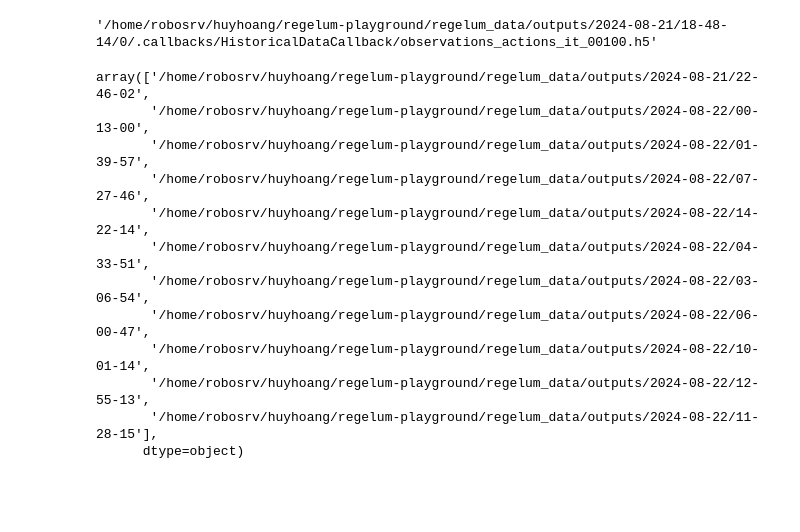
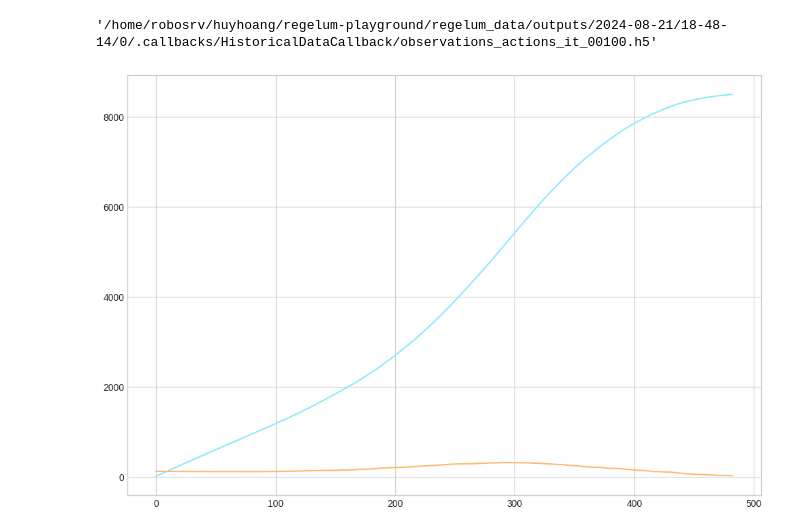
Before and after one commit to thd-research/regelum-playground, a Jupyter notebook: notebooks/check_log_and_compare_objective.ipynb, the cells around one changed output. Cells and saved outputs as stored; diff of their text form; code cells hidden in the pictures; blank space fills up the shorter version.

```diff
--- a/notebooks/check_log_and_compare_objective.ipynb
+++ b/notebooks/check_log_and_compare_objective.ipynb
@@ -32,6 +32,7 @@ try:
 except:
     from src.objective import ThreeWheeledRobotCostWithSpot
 # %%
+import sys, traceback
 
 objective_function = RunningObjective(ModelQuadLin(
     weights= [2, 10, 0, 0, 0],
@@ -62,10 +63,34 @@ def get_sampling_time(exp_path):
     return sampling_time
 
 def cal_obj_df(row):
-    observation = np.expand_dims(np.array(row.loc[["x [m]", "y [m]", "angle [rad]"]].values), axis=0)
-    action = np.expand_dims(np.array(row.loc[["velocity [m/s]", "angular velocity [rad/s]"]].values), axis=0)
+    observation = np.expand_dims(np.array(row.loc[["x [m]", "y [m]", "angle [rad]"]].values, dtype=np.float32), axis=0)
+    action = np.expand_dims(np.array(row.loc[["velocity [m/s]", "angular velocity [rad/s]"]].values, dtype=np.float32), axis=0)
 
-    return objective_function(observation, action)
+    try:
+        return objective_function(observation, action)
+    except Exception as err:
+        print("Error:", err)
+        traceback.print_exc(file=sys.stdout)
+
+        raise err
+
+def correct_column_name(df):
+    replacements = {
+        "x_rob"   :     "x [m]",
+        "y_rob"   :    "y [m]",
+        "vartheta":       "angle [rad]",
+        "v"       : "velocity [m/s]",
+        "omega"   :    "angular velocity [rad/s]",
+    }
+
+    new_columns = []
+    if "x [m]" not in df.columns.values:
+        for col in df.columns.values:
+            new_columns.append(col if col not in replacements else replacements[col])
+
+        df.columns = new_columns
+
+    return df
 # %%
 class ExperimentData():
     def __init__(self, exp_path, chosen_name, **kwarg) -> None:
@@ -394,17 +410,9 @@ old_ppo_df.iloc[-1].absolute_path
 # %% [output]
 '/home/robosrv/huyhoang/regelum-playground/regelum_data/outputs/2024-08-21/18-48-14/0/.callbacks/HistoricalDataCallback/observations_actions_it_00100.h5'
 # %%
-new_ppo_df.experiment_path.unique()
+exp_paths = new_ppo_df.experiment_path.unique()
-# %% [output]
-array(['/home/robosrv/huyhoang/regelum-playground/regelum_data/outputs/2024-08-21/22-46-02',
-       '/home/robosrv/huyhoang/regelum-playground/regelum_data/outputs/2024-08-22/00-13-00',
-       '/home/robosrv/huyhoang/regelum-playground/regelum_data/outputs/2024-08-22/01-39-57',
-       '/home/robosrv/huyhoang/regelum-playground/regelum_data/outputs/2024-08-22/07-27-46',
-       '/home/robosrv/huyhoang/regelum-playground/regelum_data/outputs/2024-08-22/14-22-14',
-       '/home/robosrv/huyhoang/regelum-playground/regelum_data/outputs/2024-08-22/04-33-51',
-       '/home/robosrv/huyhoang/regelum-playground/regelum_data/outputs/2024-08-22/03-06-54',
-       '/home/robosrv/huyhoang/regelum-playground/regelum_data/outputs/2024-08-22/06-00-47',
-       '/home/robosrv/huyhoang/regelum-playground/regelum_data/outputs/2024-08-22/10-01-14',
-       '/home/robosrv/huyhoang/regelum-playground/regelum_data/outputs/2024-08-22/12-55-13',
-       '/home/robosrv/huyhoang/regelum-playground/regelum_data/outputs/2024-08-22/11-28-15'],
-      dtype=object)
+# %%
+new_ppo_df.query("experiment_path == \"{}\" and iteration_id == {}".format(exp_paths[0], 40)).accumulative_objective.plot()
+new_ppo_df.query("experiment_path == \"{}\" and iteration_id == {}".format(exp_paths[0], 40)).objective_value.plot()
+# %% [output]
+[figure, added]
```
Also changed, not shown: parts of 9 cells of this notebook.
